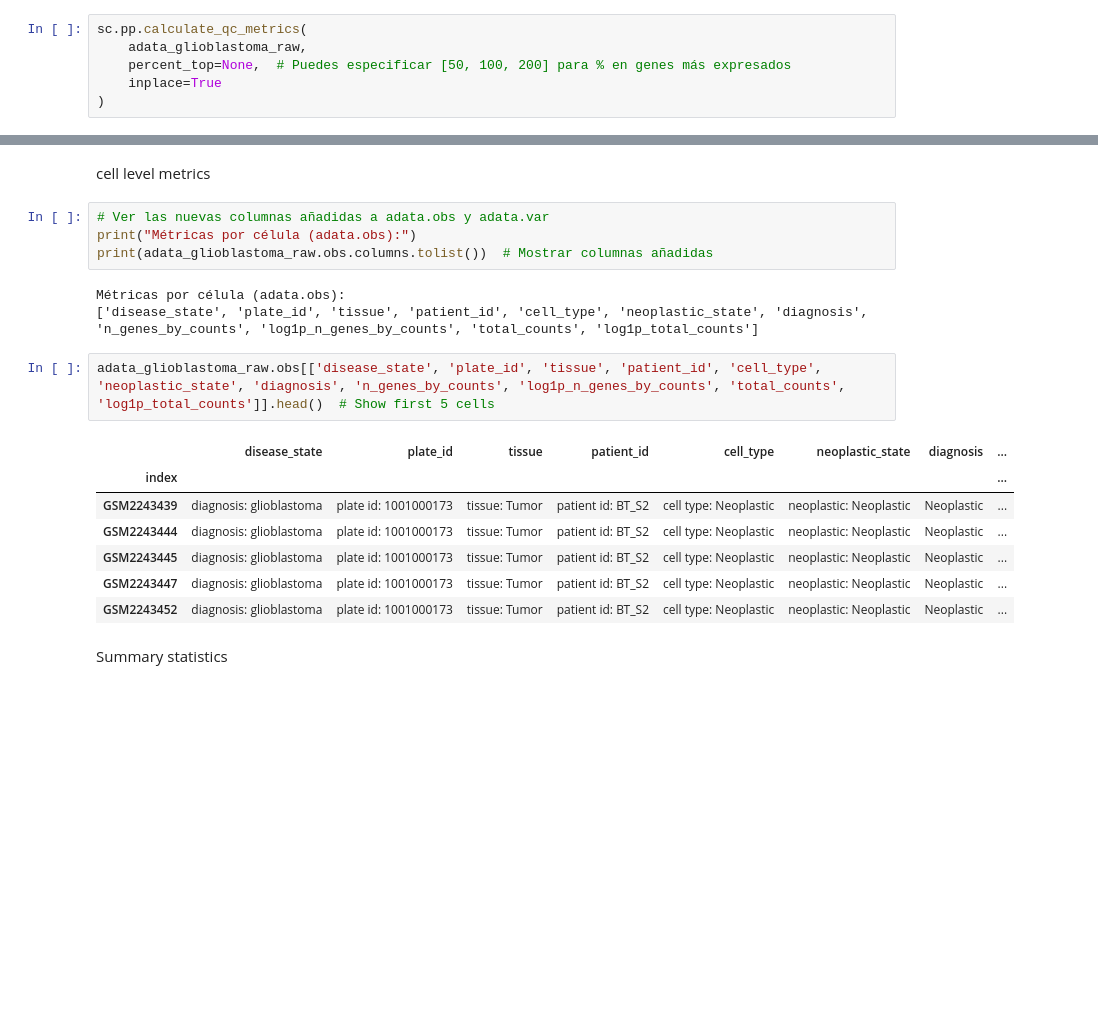
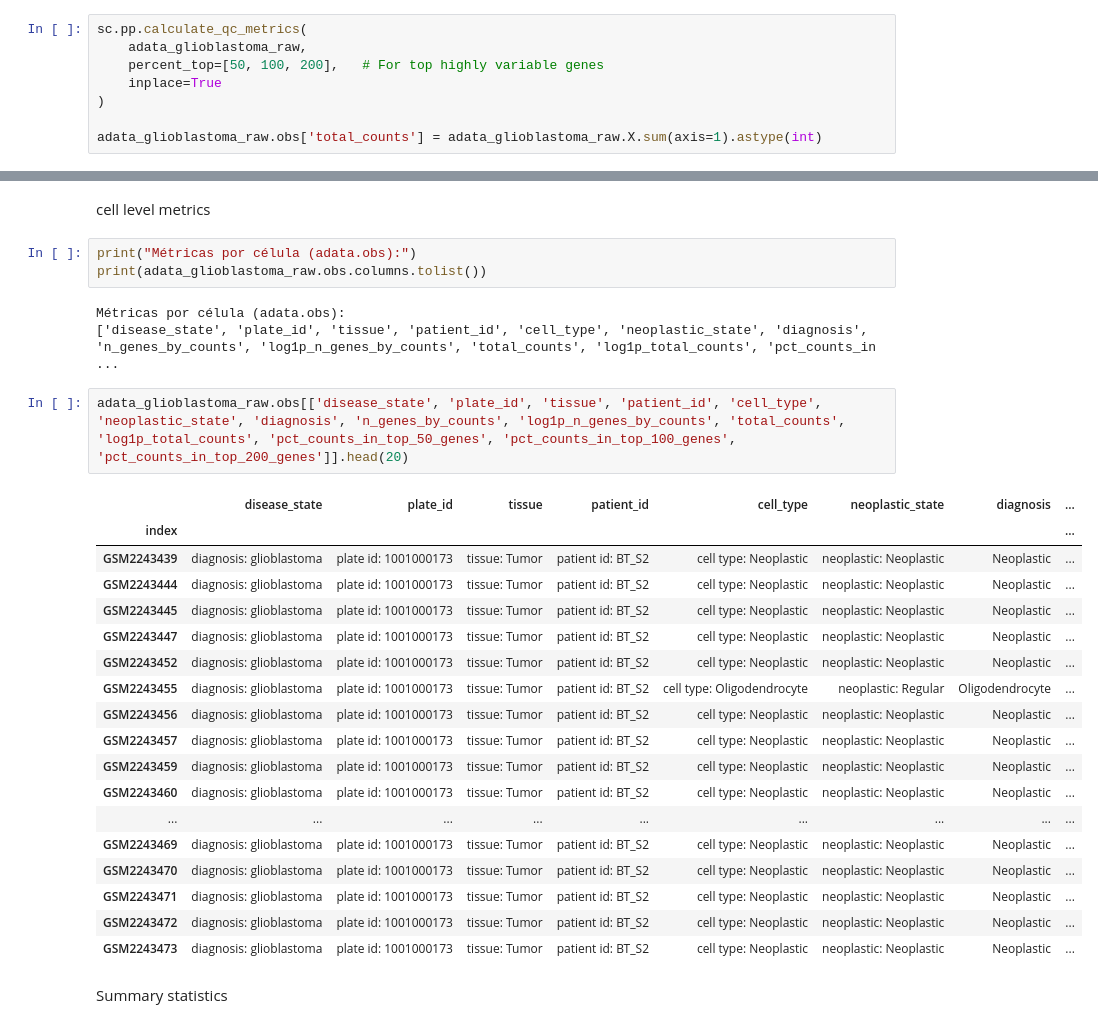
Before and after one commit to henrysaenz/eda_rna, a Jupyter notebook: _sources/raw_data.ipynb, the cells around one changed output, grey strips where cells are left out. Saved outputs shown, nothing was run; the diff lists cells and outputs as text; blank space fills up the shorter version.

```diff
--- a/_sources/raw_data.ipynb
+++ b/_sources/raw_data.ipynb
@@ -78,9 +80,11 @@ Number of genes: 7683
 # %%
 sc.pp.calculate_qc_metrics(
     adata_glioblastoma_raw,
-    percent_top=None,  # Puedes especificar [50, 100, 200] para % en genes más expresados
+    percent_top=[50, 100, 200],   # For top highly variable genes
     inplace=True
 )
+
+adata_glioblastoma_raw.obs['total_counts'] = adata_glioblastoma_raw.X.sum(axis=1).astype(int)
 # %% [markdown]
 gene level metrics
 # %%
@@ -102,22 +106,32 @@ adata_glioblastoma_raw.var[['n_cells_by_counts', 'mean_counts', 'log1p_mean_coun
 # %% [markdown]
 cell level metrics
 # %%
-# Ver las nuevas columnas añadidas a adata.obs y adata.var
 print("Métricas por célula (adata.obs):")
-print(adata_glioblastoma_raw.obs.columns.tolist())  # Mostrar columnas añadidas
+print(adata_glioblastoma_raw.obs.columns.tolist())
 # %% [output]
 Métricas por célula (adata.obs):
-['disease_state', 'plate_id', 'tissue', 'patient_id', 'cell_type', 'neoplastic_state', 'diagnosis', 'n_genes_by_counts', 'log1p_n_genes_by_counts', 'total_counts', 'log1p_total_counts']
+['disease_state', 'plate_id', 'tissue', 'patient_id', 'cell_type', 'neoplastic_state', 'diagnosis', 'n_genes_by_counts', 'log1p_n_genes_by_counts', 'total_counts', 'log1p_total_counts', 'pct_counts_in ...
 # %%
-adata_glioblastoma_raw.obs[['disease_state', 'plate_id', 'tissue', 'patient_id', 'cell_type', 'neoplastic_state', 'diagnosis', 'n_genes_by_counts', 'log1p_n_genes_by_counts', 'total_counts', 'log1p_total_counts']].head()  # Show first 5 cells
+adata_glioblastoma_raw.obs[['disease_state', 'plate_id', 'tissue', 'patient_id', 'cell_type', 'neoplastic_state', 'diagnosis', 'n_genes_by_counts', 'log1p_n_genes_by_counts', 'total_counts', 'log1p_total_counts', 'pct_counts_in_top_50_genes', 'pct_counts_in_top_100_genes', 'pct_counts_in_top_200_genes']].head(20)
 # %% [output]
 |  | disease_state | plate_id | tissue | patient_id | cell_type | neoplastic_state | diagnosis | ... |
 | index |  |  |  |  |  |  |  | ... |
 | GSM2243439 | diagnosis: glioblastoma | plate id: 1001000173 | tissue: Tumor | patient id: BT_S2 | cell type: Neoplastic | neoplastic: Neoplastic | Neoplastic | ... |
 | GSM2243444 | diagnosis: glioblastoma | plate id: 1001000173 | tissue: Tumor | patient id: BT_S2 | cell type: Neoplastic | neoplastic: Neoplastic | Neoplastic | ... |
 | GSM2243445 | diagnosis: glioblastoma | plate id: 1001000173 | tissue: Tumor | patient id: BT_S2 | cell type: Neoplastic | neoplastic: Neoplastic | Neoplastic | ... |
 | GSM2243447 | diagnosis: glioblastoma | plate id: 1001000173 | tissue: Tumor | patient id: BT_S2 | cell type: Neoplastic | neoplastic: Neoplastic | Neoplastic | ... |
 | GSM2243452 | diagnosis: glioblastoma | plate id: 1001000173 | tissue: Tumor | patient id: BT_S2 | cell type: Neoplastic | neoplastic: Neoplastic | Neoplastic | ... |
+| GSM2243455 | diagnosis: glioblastoma | plate id: 1001000173 | tissue: Tumor | patient id: BT_S2 | cell type: Oligodendrocyte | neoplastic: Regular | Oligodendrocyte | ... |
+| GSM2243456 | diagnosis: glioblastoma | plate id: 1001000173 | tissue: Tumor | patient id: BT_S2 | cell type: Neoplastic | neoplastic: Neoplastic | Neoplastic | ... |
+| GSM2243457 | diagnosis: glioblastoma | plate id: 1001000173 | tissue: Tumor | patient id: BT_S2 | cell type: Neoplastic | neoplastic: Neoplastic | Neoplastic | ... |
+| GSM2243459 | diagnosis: glioblastoma | plate id: 1001000173 | tissue: Tumor | patient id: BT_S2 | cell type: Neoplastic | neoplastic: Neoplastic | Neoplastic | ... |
+| GSM2243460 | diagnosis: glioblastoma | plate id: 1001000173 | tissue: Tumor | patient id: BT_S2 | cell type: Neoplastic | neoplastic: Neoplastic | Neoplastic | ... |
+| ... | ... | ... | ... | ... | ... | ... | ... | ... |
+| GSM2243469 | diagnosis: glioblastoma | plate id: 1001000173 | tissue: Tumor | patient id: BT_S2 | cell type: Neoplastic | neoplastic: Neoplastic | Neoplastic | ... |
+| GSM2243470 | diagnosis: glioblastoma | plate id: 1001000173 | tissue: Tumor | patient id: BT_S2 | cell type: Neoplastic | neoplastic: Neoplastic | Neoplastic | ... |
+| GSM2243471 | diagnosis: glioblastoma | plate id: 1001000173 | tissue: Tumor | patient id: BT_S2 | cell type: Neoplastic | neoplastic: Neoplastic | Neoplastic | ... |
+| GSM2243472 | diagnosis: glioblastoma | plate id: 1001000173 | tissue: Tumor | patient id: BT_S2 | cell type: Neoplastic | neoplastic: Neoplastic | Neoplastic | ... |
+| GSM2243473 | diagnosis: glioblastoma | plate id: 1001000173 | tissue: Tumor | patient id: BT_S2 | cell type: Neoplastic | neoplastic: Neoplastic | Neoplastic | ... |
 # %% [markdown]
 Summary statistics
 # %% [markdown]
```
Also changed, not shown: parts of 13 cells of this notebook, 7 other files.
